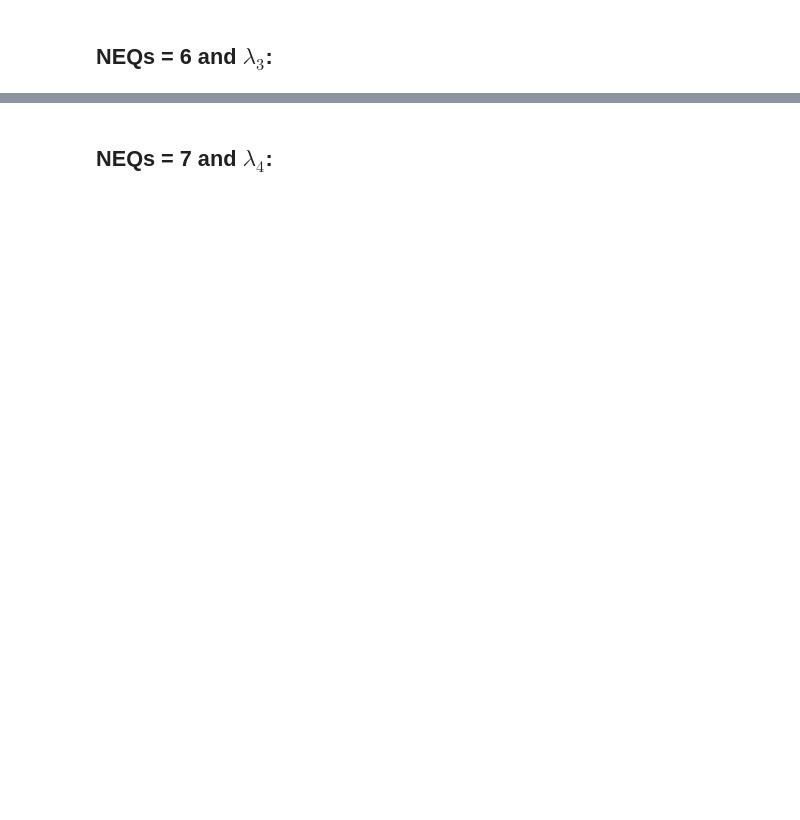
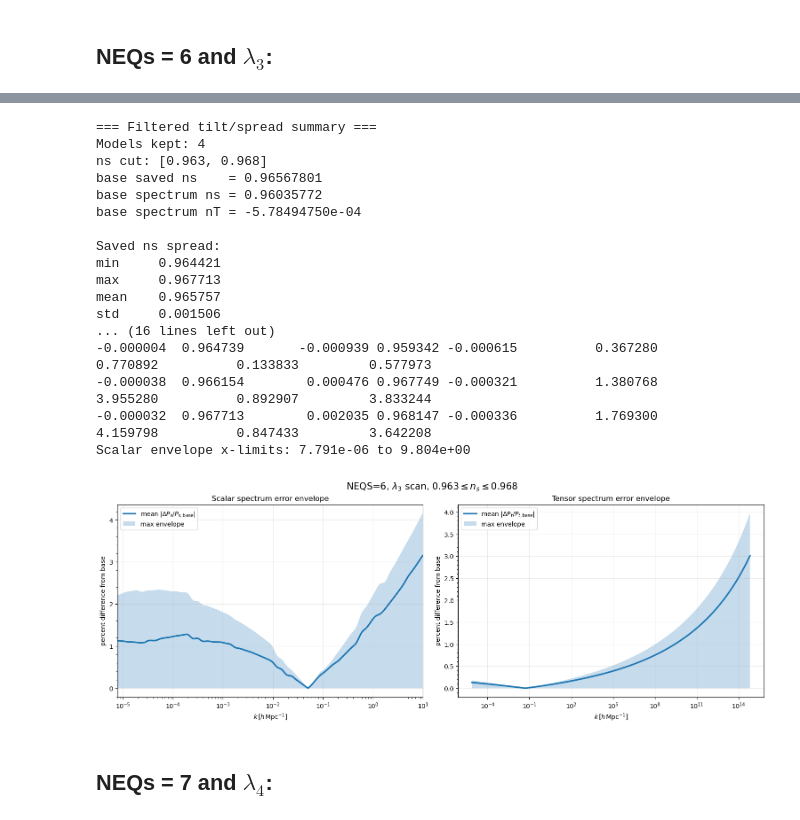
Before and after one commit to epmeador/inflationary-slow-roll-parameters-analysis, a Jupyter notebook: global_hierarchy_test.ipynb, the cells around one changed output, grey strips where cells are left out. Drawn from its saved outputs; the diff is of its cells as text; code cells hidden in the pictures; blank space fills up the shorter version.

```diff
--- a/global_hierarchy_test.ipynb
+++ b/global_hierarchy_test.ipynb
@@ -776,0 +1359,7 @@ phi at min N: 1.084339
+# %%
+base_path_root = "/Users/epmeador/Desktop/research/rwarthur/inflation_gravitywaves/inflation_code/Slow-Roll Parameters Tests/higgs_potential_tests"
+
+Ncheck_df = check_saved_path_N_ranges(
+    NEQS=6,
+    base_path_root=base_path_root
+)
@@ -777,3 +1732,36 @@ phi at min N: 1.084339
+# %%
+tilt_env_df = plot_filtered_Ps_Pt_error_envelopes_with_tilts(
+    NEQS=6,
+    lamX_values=lam3_values,
+    baseX=-4.6097100000e-6,
+    base_path_root="/Users/epmeador/Desktop/research/rwarthur/inflation_gravitywaves/inflation_code/Slow-Roll Parameters Tests/higgs_potential_tests",
+    ns_min=0.963,
+    ns_max=0.968,
+    k_ref=0.05,
+    k_fit_min=0.05,
+    k_fit_max=10.0,
+    k_max_scalar=10.0,
+    save_name="neqs6_lam3_filtered_Ps_Pt_error_envelopes.png"
+)
+# %% [output]
+=== Filtered tilt/spread summary ===
+Models kept: 4
+ns cut: [0.963, 0.968]
+base saved ns    = 0.96567801
+base spectrum ns = 0.96035772
+base spectrum nT = -5.78494750e-04
+
+Saved ns spread:
+min     0.964421
+max     0.967713
+mean    0.965757
+std     0.001506
+... (16 lines left out)
+-0.000004  0.964739       -0.000939 0.959342 -0.000615          0.367280         0.770892          0.133833         0.577973
+-0.000038  0.966154        0.000476 0.967749 -0.000321          1.380768         3.955280          0.892907         3.833244
+-0.000032  0.967713        0.002035 0.968147 -0.000336          1.769300         4.159798          0.847433         3.642208
+Scalar envelope x-limits: 7.791e-06 to 9.804e+00
+[figure, added]
 # %% [markdown]
 ## NEQs = 7 and $\lambda_4$:
 # %%
```
Also changed, not shown: parts of 15 cells of this notebook.
